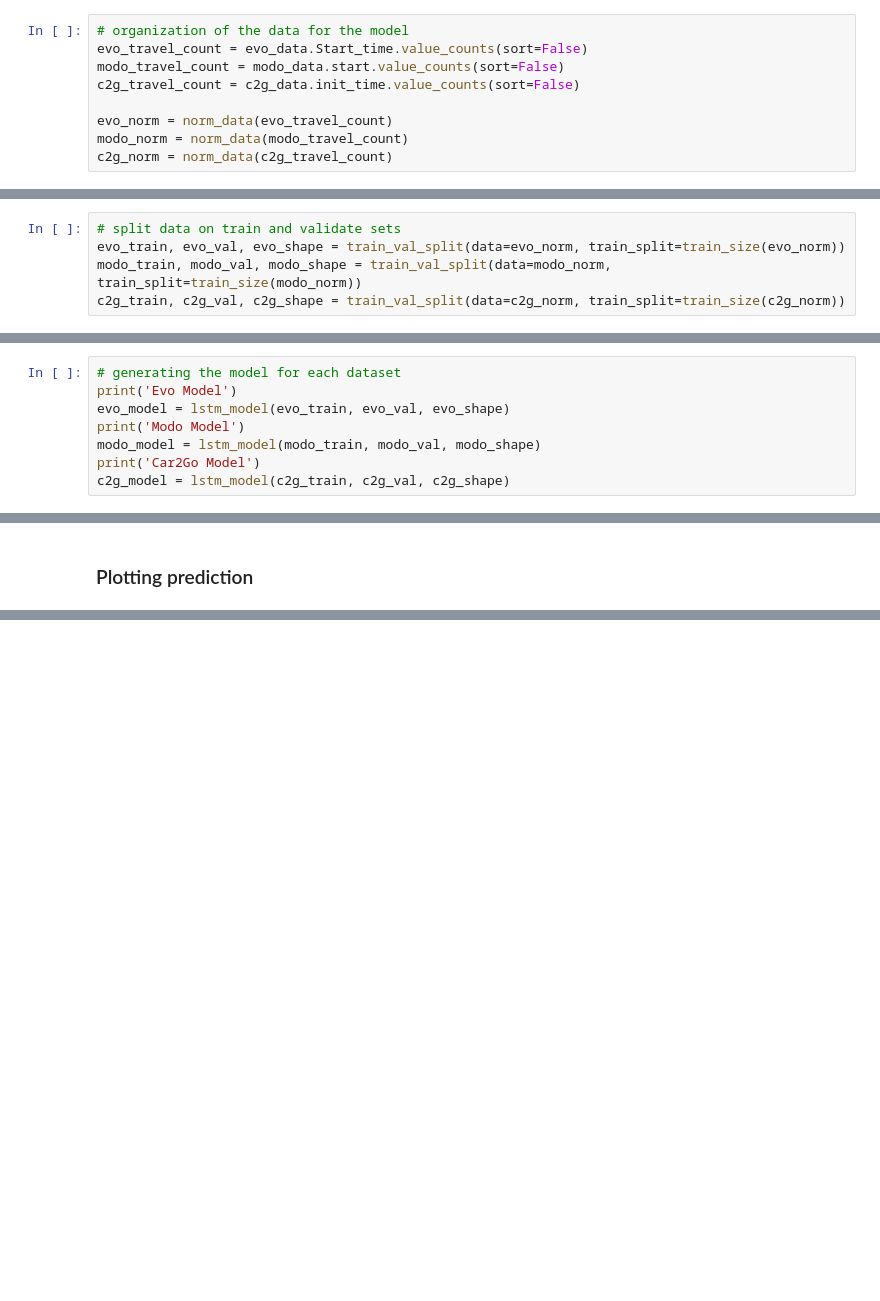
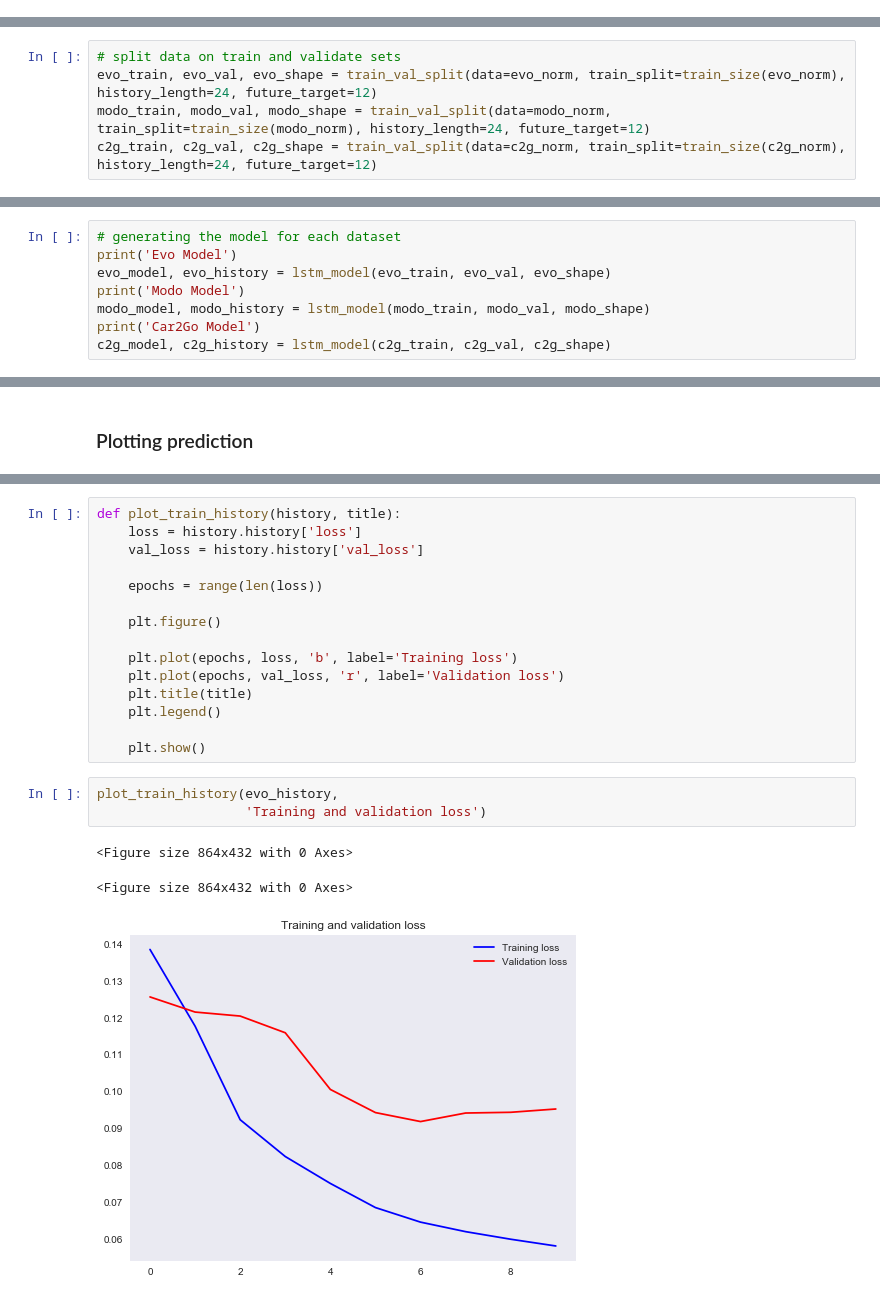
Before and after one commit to netlabufjf/timeseries-forecast, a Jupyter notebook: LSTMAnalysis.ipynb, the cells around one changed output, grey strips where cells are left out. Saved outputs shown, nothing was run; the diff lists cells and outputs as text; blank space fills up the shorter version.

Commit message:
LSTM Multivariate First Attempt

```diff
--- a/LSTMAnalysis.ipynb
+++ b/LSTMAnalysis.ipynb
@@ -102,9 +84,0 @@ For this analysis the aim is to predict the number of travels using a univariate
-# %%
-# organization of the data for the model
-evo_travel_count = evo_data.Start_time.value_counts(sort=False)
-modo_travel_count = modo_data.start.value_counts(sort=False)
-c2g_travel_count = c2g_data.init_time.value_counts(sort=False)
-
-evo_norm = norm_data(evo_travel_count)
-modo_norm = norm_data(modo_travel_count)
-c2g_norm = norm_data(c2g_travel_count)
@@ -147,5 +126,5 @@ def lstm_model(train_data, validate_data, shape, epochs=10, evaluation_interval=
 # %%
 # split data on train and validate sets
-evo_train, evo_val, evo_shape = train_val_split(data=evo_norm, train_split=train_size(evo_norm))
-modo_train, modo_val, modo_shape = train_val_split(data=modo_norm, train_split=train_size(modo_norm))
-c2g_train, c2g_val, c2g_shape = train_val_split(data=c2g_norm, train_split=train_size(c2g_norm))
+evo_train, evo_val, evo_shape = train_val_split(data=evo_norm, train_split=train_size(evo_norm), history_length=24, future_target=12)
+modo_train, modo_val, modo_shape = train_val_split(data=modo_norm, train_split=train_size(modo_norm), history_length=24, future_target=12)
+c2g_train, c2g_val, c2g_shape = train_val_split(data=c2g_norm, train_split=train_size(c2g_norm), history_length=24, future_target=12)
@@ -152,10 +141,10 @@ c2g_train, c2g_val, c2g_shape = train_val_split(data=c2g_norm, train_split=train
 # %%
 # generating the model for each dataset
 print('Evo Model')
-evo_model = lstm_model(evo_train, evo_val, evo_shape)
+evo_model, evo_history = lstm_model(evo_train, evo_val, evo_shape)
 print('Modo Model')
-modo_model = lstm_model(modo_train, modo_val, modo_shape)
+modo_model, modo_history = lstm_model(modo_train, modo_val, modo_shape)
 print('Car2Go Model')
-c2g_model = lstm_model(c2g_train, c2g_val, c2g_shape)
+c2g_model, c2g_history = lstm_model(c2g_train, c2g_val, c2g_shape)
 # %% [output]
 Evo Model
@@ -182 +183,23 @@ a = evo_val.take(1)
+# %%
+def plot_train_history(history, title):
+    loss = history.history['loss']
+    val_loss = history.history['val_loss']
+
+    epochs = range(len(loss))
+
+    plt.figure()
+
+    plt.plot(epochs, loss, 'b', label='Training loss')
+    plt.plot(epochs, val_loss, 'r', label='Validation loss')
+    plt.title(title)
+    plt.legend()
+
+    plt.show()
+# %%
+plot_train_history(evo_history,
+                   'Training and validation loss')
+# %% [output]
+<Figure size 864x432 with 0 Axes>
+<Figure size 864x432 with 0 Axes>
+[figure, added]
 # %%
```
Also changed, not shown: parts of 22 cells of this notebook.
